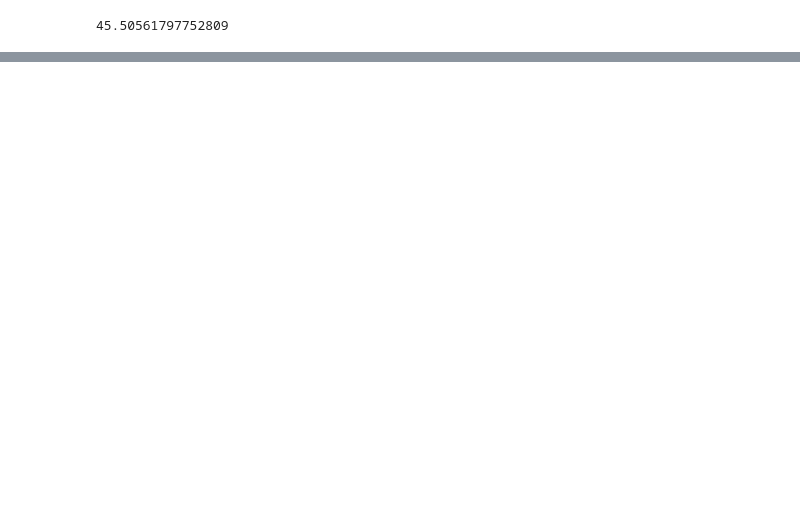
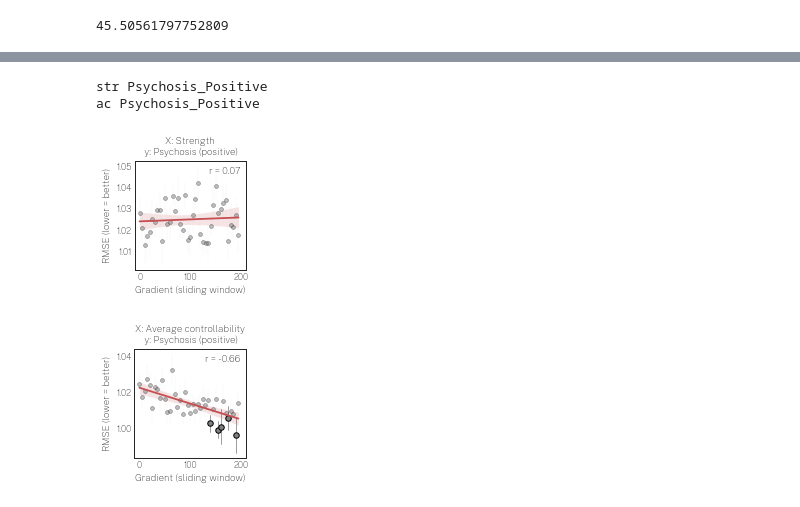
Before and after one commit to lindenmp/neurodev_cs_predictive, a Jupyter notebook: 1_code/5_results_binned_prediction.ipynb, the cells around one changed output, grey strips where cells are left out. Drawn from its saved outputs; the diff is of its cells as text; code cells hidden in the pictures; blank space fills up the shorter version.

```diff
--- a/1_code/5_results_binned_prediction.ipynb
+++ b/1_code/5_results_binned_prediction.ipynb
@@ -33,6 +43,12 @@ outfile_prefix = parc_str+'_'+str(parc_scale)+'_'+edge_weight+'_'
 outfile_prefix
 # %% [output]
 'schaefer_200_streamlineCount_'
+# %%
+# drop brainstem
+if parc_str == 'lausanne':
+    parcel_loc = parcel_loc[parcel_loc != 2]
+#     parcel_loc = parcel_loc[parcel_loc == 1]
+    num_parcels = len(parcel_loc[parcel_loc == 1])
 # %% [markdown]
 ### Setup directory variables
 # %%
@@ -116,0 +227,73 @@ bin_size = 5
+# %%
+if os.path.exists(indir):
+    # compute accuracy for non overlapping windows
+    window_sterr = np.zeros((len(metrics), len(phenos), num_windows))
+    window_score = np.zeros((len(metrics), len(phenos), num_windows))
+    stats_permutation = np.zeros((len(metrics), len(phenos), num_windows))
+
+    my_r = pd.DataFrame(index = metrics, columns = phenos)
+    my_pvals = pd.DataFrame(index = metrics, columns = phenos)
+
+    for m, metric in enumerate(metrics):
+        for p, pheno in enumerate(phenos):
+            print(metric, pheno)
+
+            for i in np.arange(num_windows):
+                accuracy = np.loadtxt(os.path.join(indir, 'bin_'+str(i), alg + '_' + score + '_' + metric + '_' + pheno, 'accuracy_nuis.txt'))[:10000]
+                window_sterr[m,p,i] = np.std(accuracy) / np.sqrt(n_splits)
+                window_score[m,p,i] = np.mean(accuracy)
+
+                permuted_acc = np.loadtxt(os.path.join(indir, 'bin_'+str(i), alg + '_' + score + '_' + metric + '_' + pheno, 'permuted_acc_nuis.txt'))
+                stats_permutation[m,p,i] = np.sum(permuted_acc >= window_score[m,p,i]) / len(permuted_acc)
+
+    #         stats_permutation[m,p,:] = get_fdr_p(stats_permutation[m,p,:])
+
+            if score == 'rmse': window_score[m,p,:] = np.abs(window_score[m,p,:])
+
+            my_r.loc[metric,pheno] = sp.stats.pearsonr(window_start, window_score[m,p,:])[0]
+            my_pvals.loc[metric,pheno] = sp.stats.pearsonr(window_start, window_score[m,p,:])[1]
+else:
+    print('Skipping... run cluster jobs first')
+# %% [output]
+str Psychosis_Positive
+ac Psychosis_Positive
+# %%
+if os.path.exists(indir):
+    for m, metric in enumerate(metrics):
+        for p, pheno in enumerate(phenos):
+
+            # plot
+            f, ax = plt.subplots()
+            f.set_figwidth(2)
+            f.set_figheight(2)
+            sns.regplot(x = window_start, y = window_score[m,p,:], color = 'r', scatter = False, ax=ax)
+
+            # non overlapping windows
+            for i in np.arange(num_windows):
+
+                if stats_permutation[m,p,i] < 0.05:
+                    ax.scatter(x = window_start[i], y = window_score[m,p,i], marker = 'o', s = 30, edgecolors = 'black', facecolors = 'gray', alpha=1, linewidth = 1)
+                    ax.plot([window_start[i], window_start[i]], [window_score[m,p,i], window_score[m,p,i]-window_sterr[m,p,i]], color = 'gray', alpha=1, linewidth = 0.75, zorder=0)
+                    ax.plot([window_start[i], window_start[i]], [window_score[m,p,i], window_score[m,p,i]+window_sterr[m,p,i]], color = 'gray', alpha=1, linewidth = 0.75, zorder=0)
+                else:
+                    ax.scatter(x = window_start[i], y = window_score[m,p,i], marker = 'o', s = 15, edgecolors = 'black', facecolors = 'gray', alpha=0.5, linewidth = 0.5)
+                    ax.plot([window_start[i], window_start[i]], [window_score[m,p,i], window_score[m,p,i]-window_sterr[m,p,i]], color = 'gray', alpha=0.2, linewidth = 0.25, zorder=0)
+                    ax.plot([window_start[i], window_start[i]], [window_score[m,p,i], window_score[m,p,i]+window_sterr[m,p,i]], color = 'gray', alpha=0.2, linewidth = 0.25, zorder=0)
+
+            ax.tick_params(pad = -2)
+
+            ax.set_xlabel('Gradient (sliding window)')
+            ax.set_ylabel('RMSE (lower = better)')
+            ax.set_xlim([-10, num_parcels+10])
+            ax.set_title('X: ' + metrics_label[m] + '\n y: ' + phenos_label[p])
+
+            textstr = 'r = {:.2f}'.format(my_r.loc[metric].values[0])
+            ax.text(0.95, 0.95, textstr, transform=ax.transAxes,
+                    verticalalignment='top', horizontalalignment='right')
+
+            f.savefig(outfile_prefix+'gradient_'+str(g)+'_window_'+metric+'_'+pheno+'_null.svg', dpi = 300, bbox_inches = 'tight')
+else:
+    print('Skipping... run cluster jobs first')
+# %% [output]
+[figure, added]
+[figure, added]
```
Also changed, not shown: parts of 27 cells of this notebook, 1 other file.
